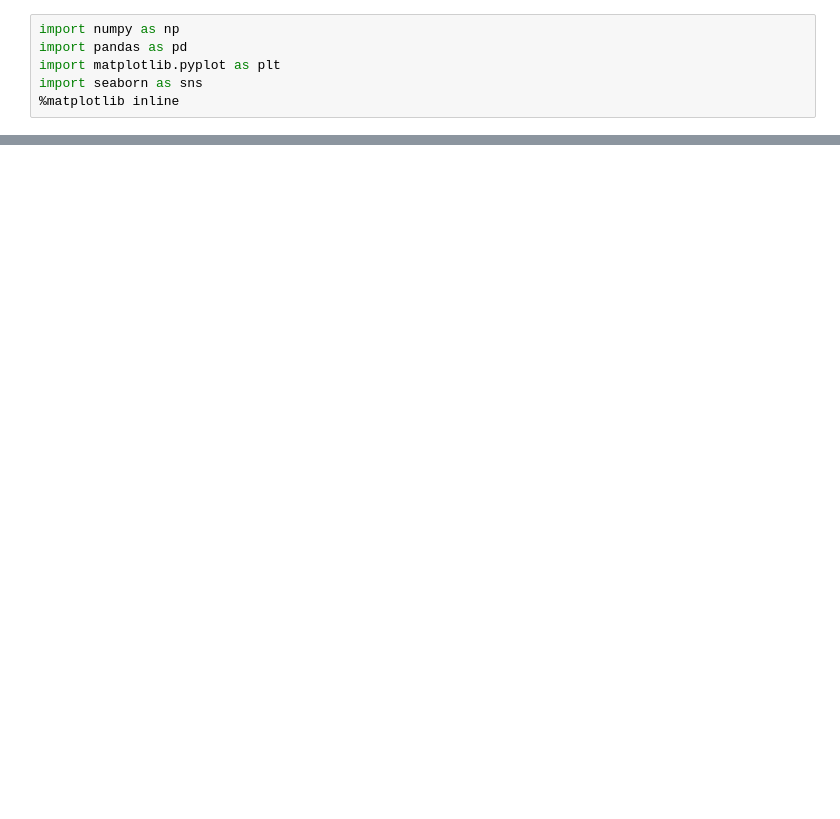
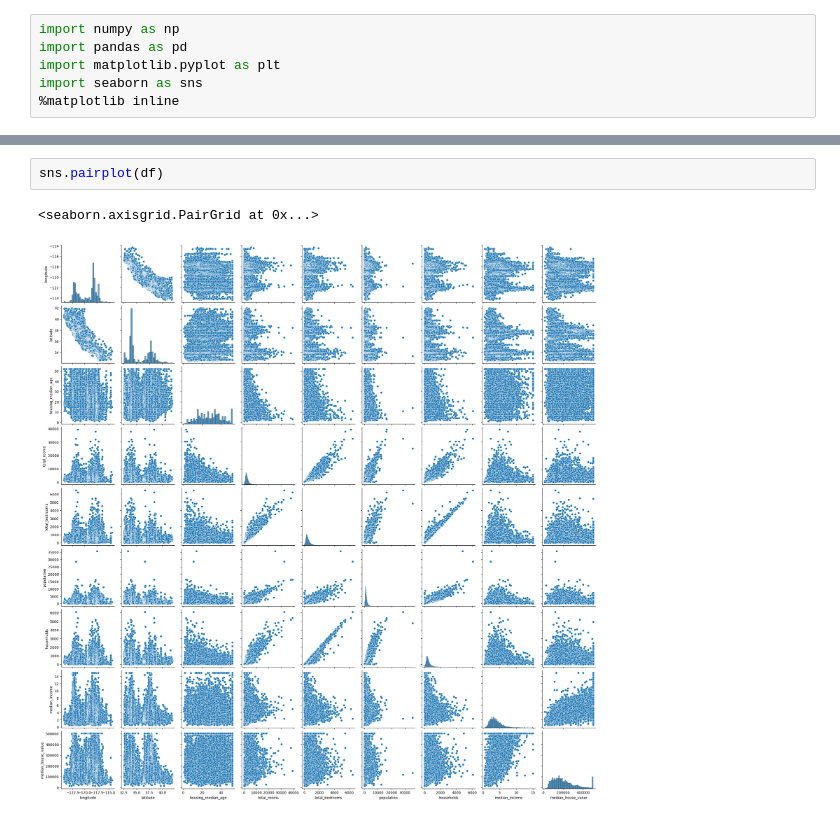
Before and after one commit to NehalLabib77/Machine_Learning, a Jupyter notebook: Linear_Regression/Housing.ipynb, the cells around one changed output, grey strips where cells are left out. Drawn from its saved outputs; the diff is of its cells as text; blank space fills up the shorter version.

```diff
--- a/Linear_Regression/Housing.ipynb
+++ b/Linear_Regression/Housing.ipynb
@@ -19,0 +37,5 @@ df.shape
+# %%
+sns.pairplot(df)
+# %% [output]
+<seaborn.axisgrid.PairGrid at 0x...>
+[figure, added]
```
Also changed, not shown: parts of 6 cells of this notebook, 3 other files.
